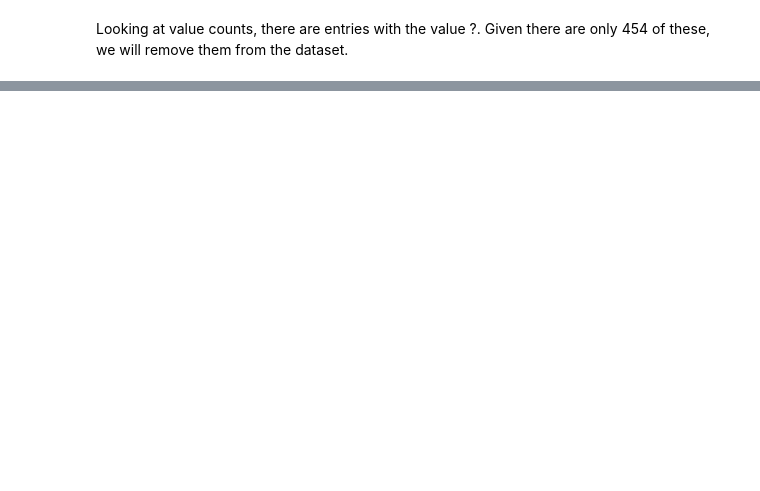
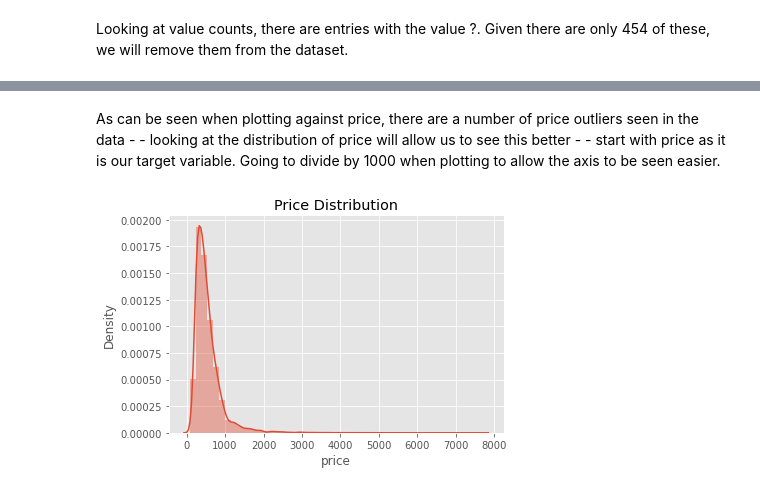
Before and after one commit to akaigraham/KC-House-Price-Regression, a Jupyter notebook: notebook.ipynb, the cells around one changed output, grey strips where cells are left out. Saved outputs shown, nothing was run; the diff lists cells and outputs as text; code cells hidden in the pictures; blank space fills up the shorter version.

```diff
--- a/notebook.ipynb
+++ b/notebook.ipynb
@@ -209,0 +266,10 @@ clean_df
+# %% [markdown]
+As can be seen when plotting against price, there are a number of price outliers seen in the data - - looking at the distribution of price will allow us to see this better - - start with price as it is our target variable. Going to divide by 1000 when plotting to allow the axis to be seen easier.
+# %%
+# look at just the distribution of price
+scaled_price = clean_df['price'] / 1000
+sns.distplot(scaled_price)
+plt.title('Price Distribution')
+plt.show()
+# %% [output]
+[figure, added]
```
Also changed, not shown: parts of 88 cells of this notebook.
